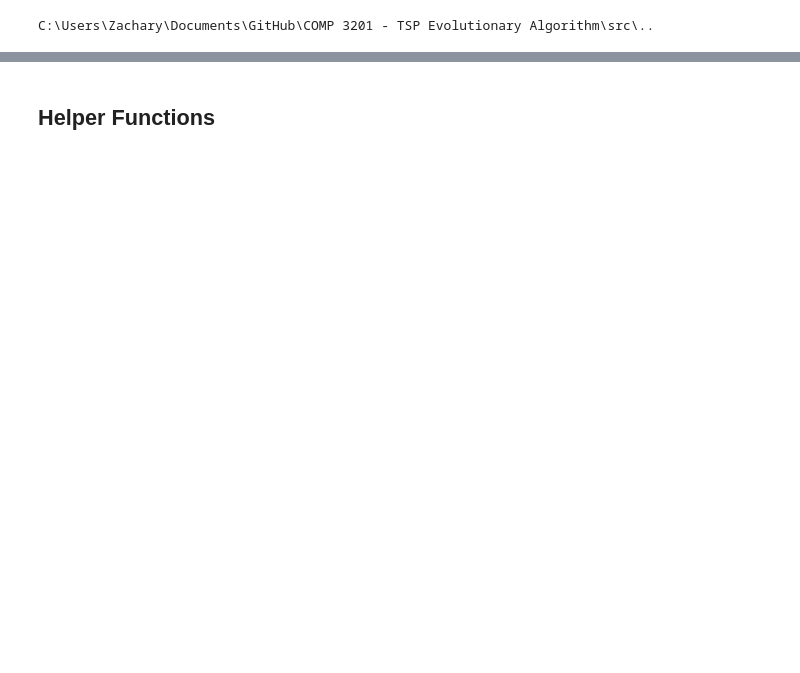
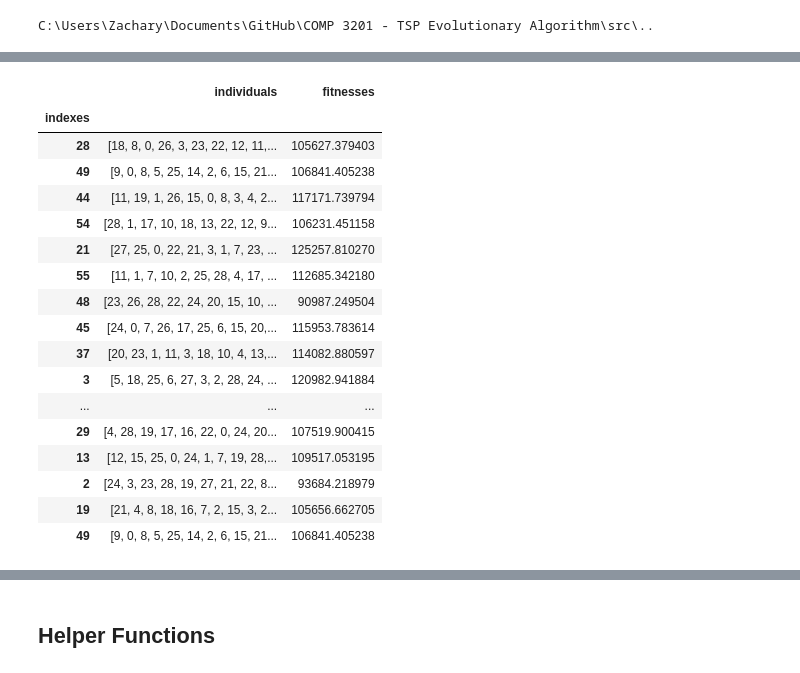
Before and after one commit to ZacharyMN709/COMP-3201---TSP-Evolutionary-Algorithm, a Jupyter notebook: src/Presentation - Pandas Ver.ipynb, the cells around one changed output, grey strips where cells are left out. Saved outputs shown, nothing was run; the diff lists cells and outputs as text; code cells hidden in the pictures; blank space fills up the shorter version.

```diff
--- a/src/Presentation - Pandas Ver.ipynb
+++ b/src/Presentation - Pandas Ver.ipynb
@@ -101,0 +123,22 @@ DEF.DATAFRAME
+# %%
+parents = parent_selection(population, mating_pool_size)
+parents
+# %% [output]
+|  | individuals | fitnesses |
+| indexes |  |  |
+| 28 | [18, 8, 0, 26, 3, 23, 22, 12, 11,... | 105627.379403 |
+| 49 | [9, 0, 8, 5, 25, 14, 2, 6, 15, 21... | 106841.405238 |
+| 44 | [11, 19, 1, 26, 15, 0, 8, 3, 4, 2... | 117171.739794 |
+| 54 | [28, 1, 17, 10, 18, 13, 22, 12, 9... | 106231.451158 |
+| 21 | [27, 25, 0, 22, 21, 3, 1, 7, 23, ... | 125257.810270 |
+| 55 | [11, 1, 7, 10, 2, 25, 28, 4, 17, ... | 112685.342180 |
+| 48 | [23, 26, 28, 22, 24, 20, 15, 10, ... | 90987.249504 |
+| 45 | [24, 0, 7, 26, 17, 25, 6, 15, 20,... | 115953.783614 |
+| 37 | [20, 23, 1, 11, 3, 18, 10, 4, 13,... | 114082.880597 |
+| 3 | [5, 18, 25, 6, 27, 3, 2, 28, 24, ... | 120982.941884 |
+| ... | ... | ... |
+| 29 | [4, 28, 19, 17, 16, 22, 0, 24, 20... | 107519.900415 |
+| 13 | [12, 15, 25, 0, 24, 1, 7, 19, 28,... | 109517.053195 |
+| 2 | [24, 3, 23, 28, 19, 27, 21, 22, 8... | 93684.218979 |
+| 19 | [21, 4, 8, 18, 16, 7, 2, 15, 3, 2... | 105656.662705 |
+| 49 | [9, 0, 8, 5, 25, 14, 2, 6, 15, 21... | 106841.405238 |
```
Also changed, not shown: parts of 9 cells of this notebook, 9 other files.
